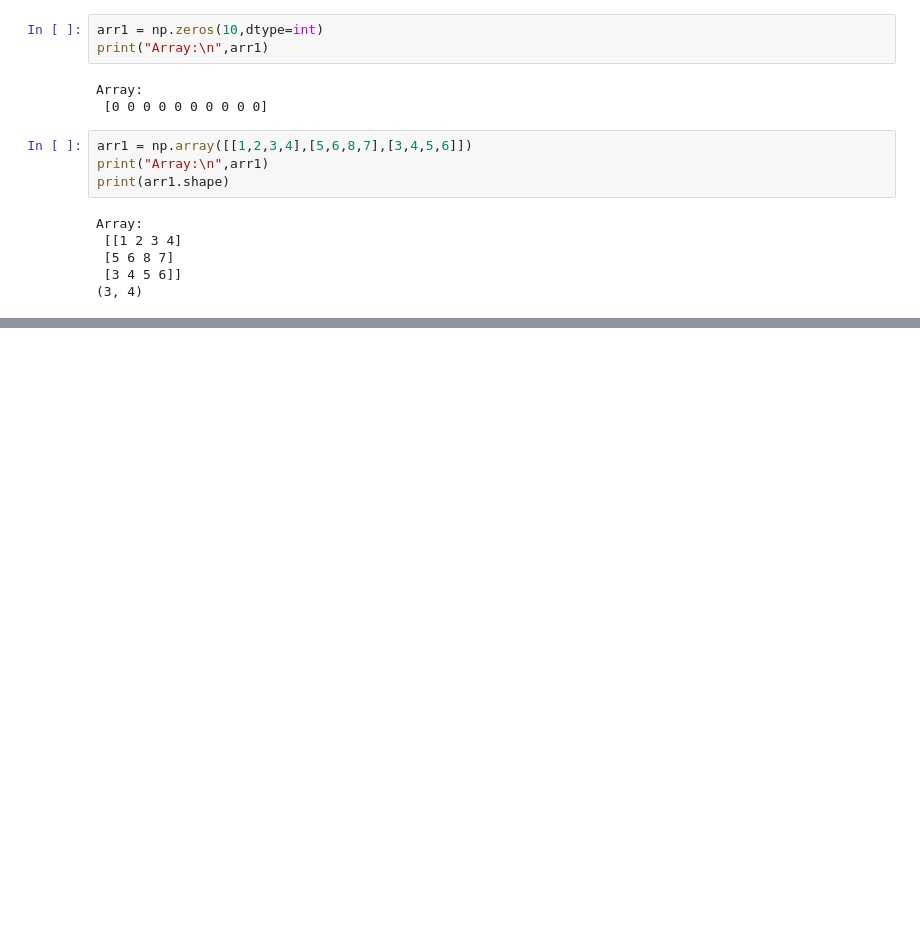
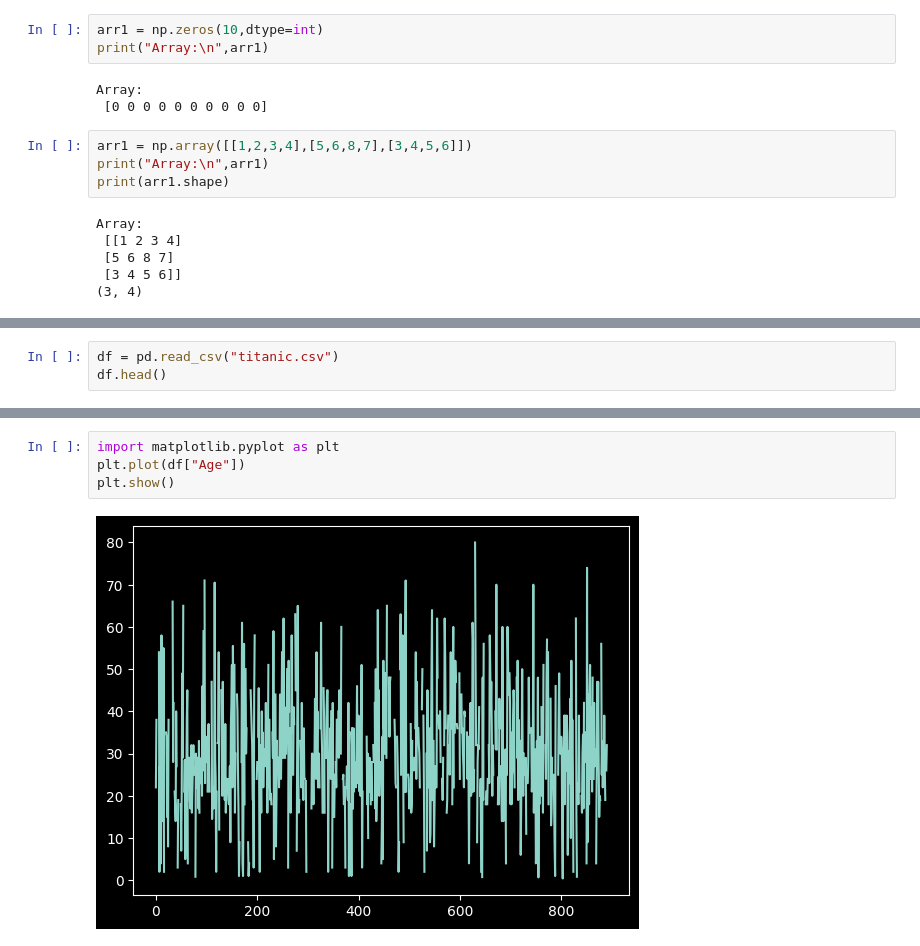
Before and after one commit to abhishek2young/Assignment, a Jupyter notebook: Python_5.ipynb, the cells around one changed output, grey strips where cells are left out. Drawn from its saved outputs; the diff is of its cells as text; blank space fills up the shorter version.

```diff
--- a/Python_5.ipynb
+++ b/Python_5.ipynb
@@ -969,0 +1329,3 @@ Array:
+# %%
+df = pd.read_csv("titanic.csv")
+df.head()
@@ -969,0 +1339,6 @@ Array:
+# %%
+import matplotlib.pyplot as plt
+plt.plot(df["Age"])
+plt.show()
+# %% [output]
+[figure, added]
```
Also changed, not shown: parts of 68 cells of this notebook.
